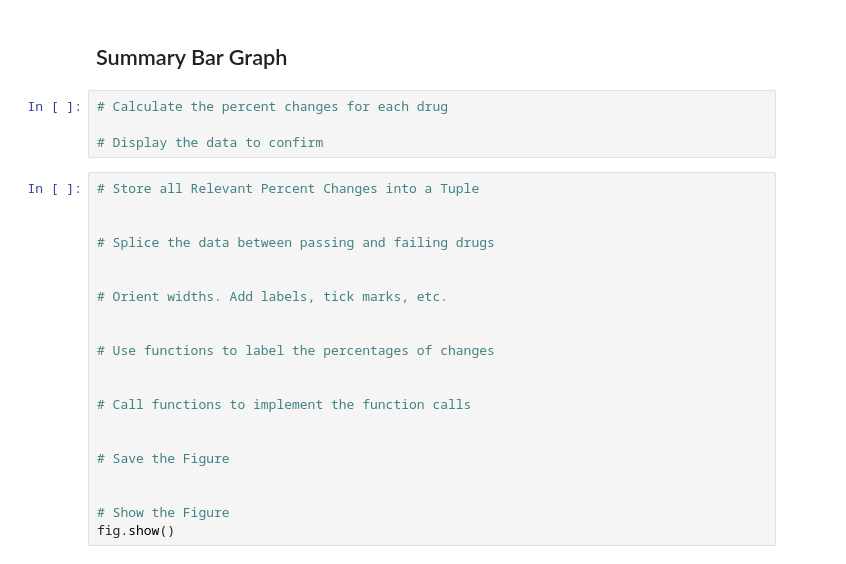
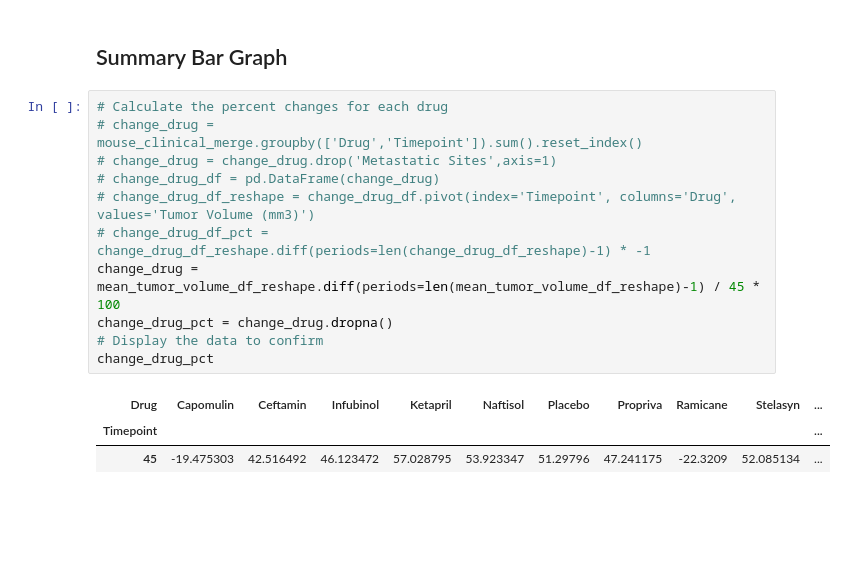
Before and after one commit to remclellan/matplotlib-challenge, a Jupyter notebook: Pymaceuticals/working_file.ipynb, the cells around one changed output. Cells and saved outputs as stored; diff of their text form; blank space fills up the shorter version.

```diff
--- a/Pymaceuticals/working_file.ipynb
+++ b/Pymaceuticals/working_file.ipynb
@@ -275,28 +303,18 @@ plt.show()
 ![Metastatic Spread During Treatment](../Images/survival.png)
 # %% [markdown]
 ## Summary Bar Graph
-# %%
-# Calculate the percent changes for each drug
-
-# Display the data to confirm
-# %%
-# Store all Relevant Percent Changes into a Tuple
-
-
-# Splice the data between passing and failing drugs
-
-
-# Orient widths. Add labels, tick marks, etc.
-
-
-# Use functions to label the percentages of changes
-
-
-# Call functions to implement the function calls
-
-
-# Save the Figure
-
-
-# Show the Figure
-fig.show()
+# %%
+# Calculate the percent changes for each drug
+# change_drug = mouse_clinical_merge.groupby(['Drug','Timepoint']).sum().reset_index()
+# change_drug = change_drug.drop('Metastatic Sites',axis=1)
+# change_drug_df = pd.DataFrame(change_drug)
+# change_drug_df_reshape = change_drug_df.pivot(index='Timepoint', columns='Drug', values='Tumor Volume (mm3)')
+# change_drug_df_pct = change_drug_df_reshape.diff(periods=len(change_drug_df_reshape)-1) * -1
+change_drug = mean_tumor_volume_df_reshape.diff(periods=len(mean_tumor_volume_df_reshape)-1) / 45 * 100
+change_drug_pct = change_drug.dropna()
+# Display the data to confirm
+change_drug_pct
+# %% [output]
+| Drug | Capomulin | Ceftamin | Infubinol | Ketapril | Naftisol | Placebo | Propriva | Ramicane | Stelasyn | ... |
+| Timepoint |  |  |  |  |  |  |  |  |  | ... |
+| 45 | -19.475303 | 42.516492 | 46.123472 | 57.028795 | 53.923347 | 51.29796 | 47.241175 | -22.3209 | 52.085134 | ... |
```
Also changed, not shown: parts of 4 cells of this notebook, 1 other file.
